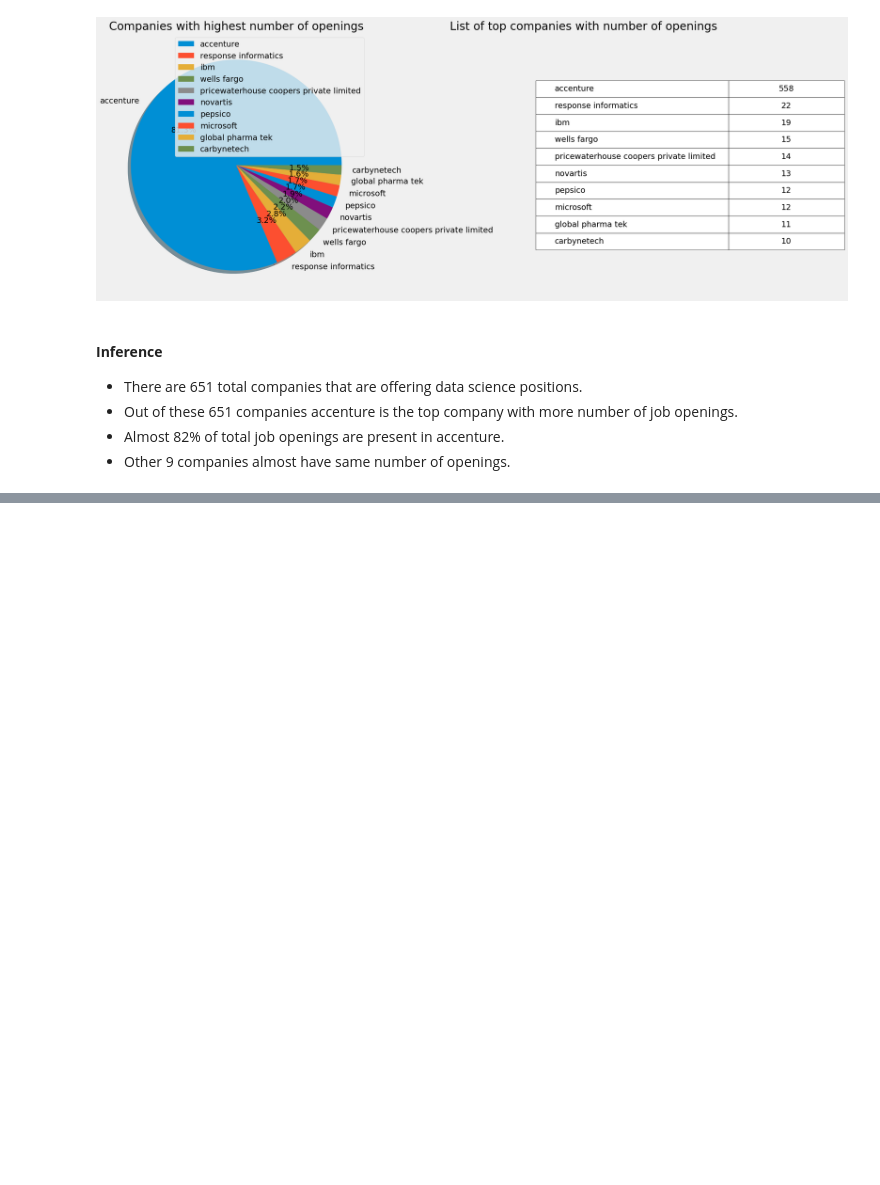
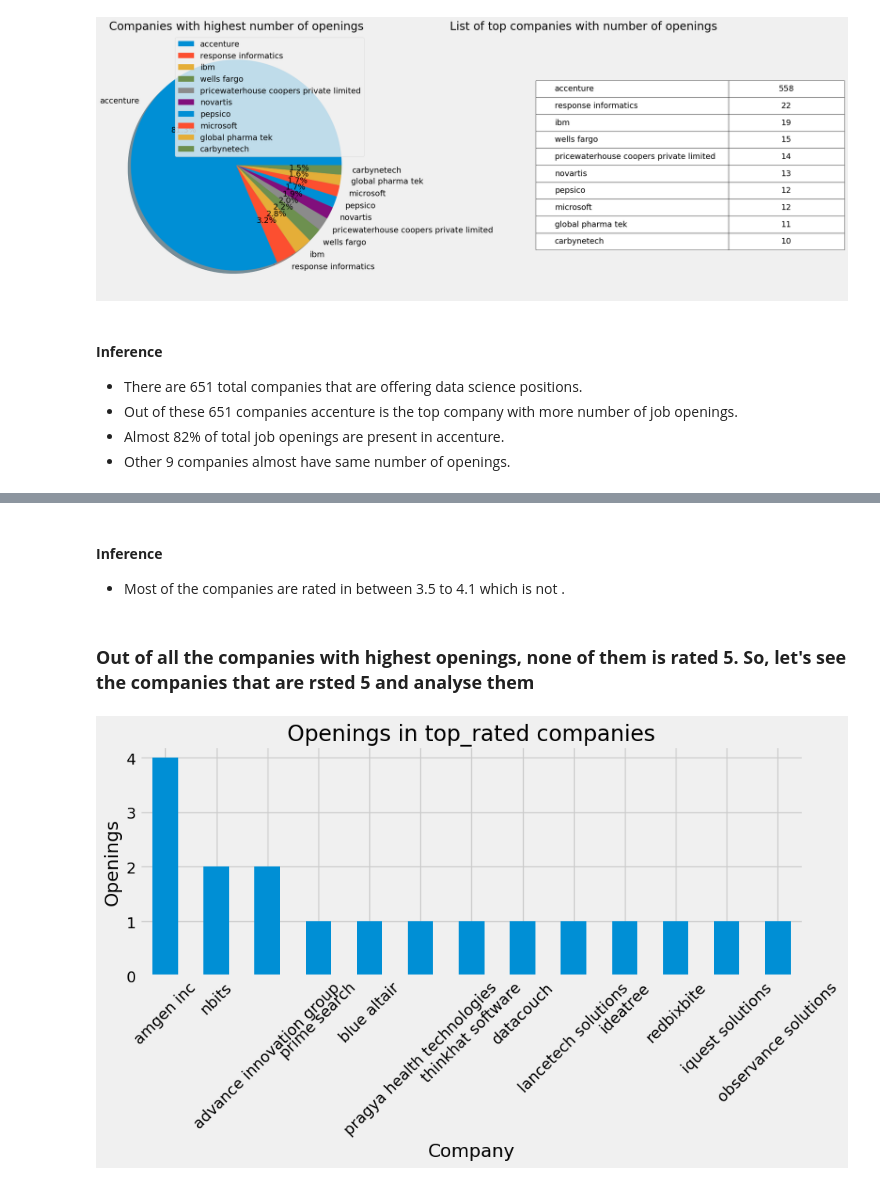
Before and after one commit to Lavanyasuc31/Data_Science_Jobs_Analysis, a Jupyter notebook: Naukri.ipynb, the cells around one changed output, grey strips where cells are left out. Drawn from its saved outputs; the diff is of its cells as text; code cells hidden in the pictures; blank space fills up the shorter version.

```diff
--- a/Naukri.ipynb
+++ b/Naukri.ipynb
@@ -877,0 +863,6 @@ Index(['title', 'company', 'ratings', 'reviews', 'location', 'days',
+# %% [markdown]
+#### **Inference**
+
+-  Most of the companies are rated in between 3.5 to 4.1 which is not .
+# %% [markdown]
+### **Out of all the companies with highest openings,  none of them is rated 5. So, let's see the companies that are rsted 5 and analyse them**
@@ -877,0 +872,12 @@ Index(['title', 'company', 'ratings', 'reviews', 'location', 'days',
+# %%
+top_companies = top_rated['company'].value_counts()
+plt.figure(figsize=(10, 6))
+top_companies.plot(kind='bar')
+plt.title('Openings in top_rated companies')
+plt.xlabel('Company')
+plt.ylabel('Openings')
+plt.xticks(rotation=45)
+plt.tight_layout()
+plt.show()
+# %% [output]
+[figure, added]
```
Also changed, not shown: parts of 42 cells of this notebook.
